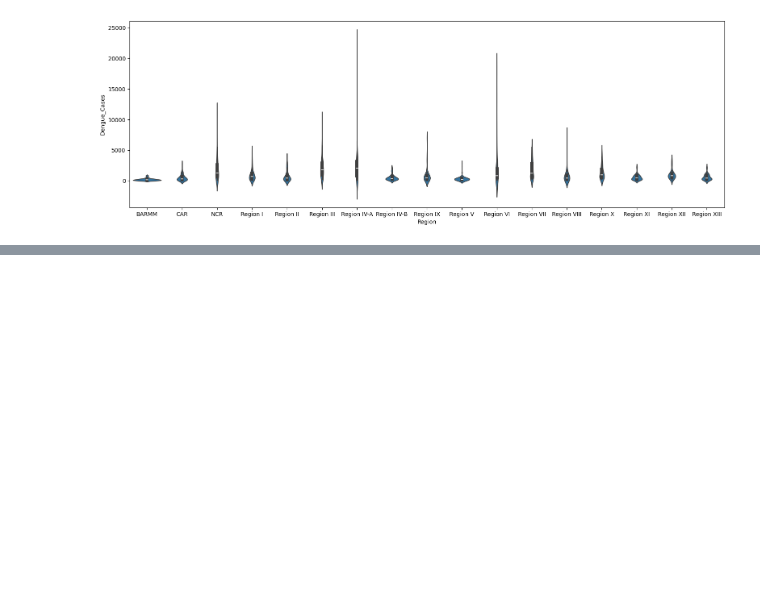
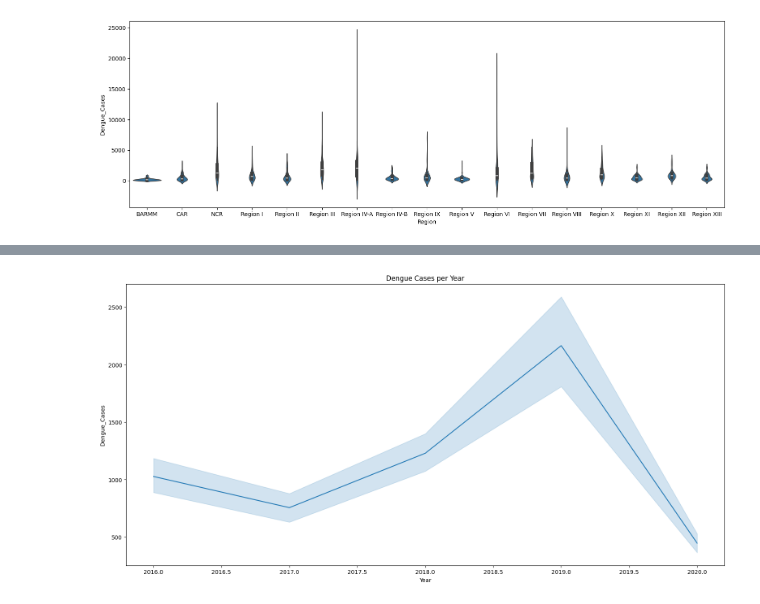
Before and after one commit to akagail/ITD-3B, a Jupyter notebook: activity5.ipynb, the cells around one changed output, grey strips where cells are left out. Cells and saved outputs as stored; diff of their text form; code cells hidden in the pictures; blank space fills up the shorter version.

```diff
--- a/activity5.ipynb
+++ b/activity5.ipynb
@@ -92,0 +110,7 @@ plt.show()
+# %%
+sns.lineplot(data=dengue, y="Dengue_Cases", x="Year")
+plt.title('Dengue Cases per Year')
+plt.gcf().set_size_inches(19, 9)
+plt.show()
+# %% [output]
+[figure, added]
```
Also changed, not shown: parts of 34 cells of this notebook.
